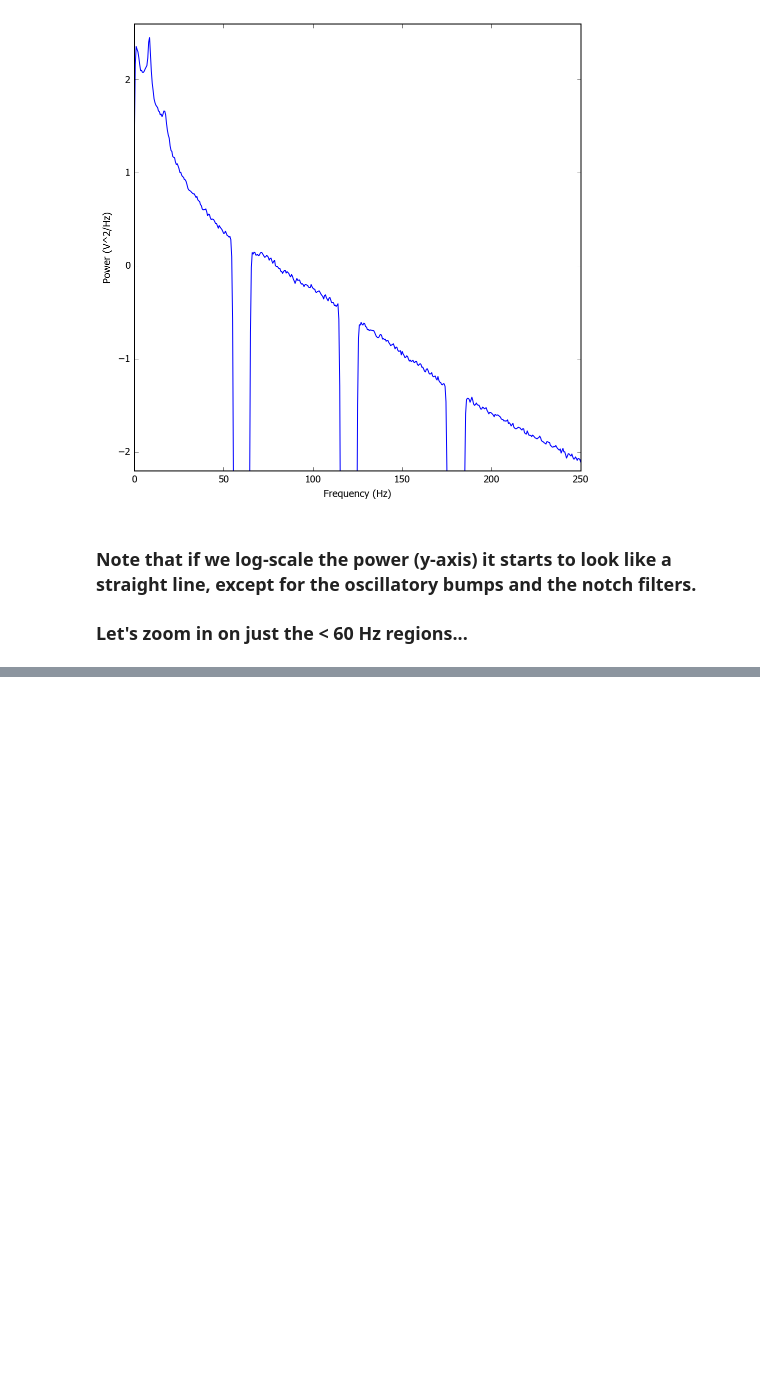
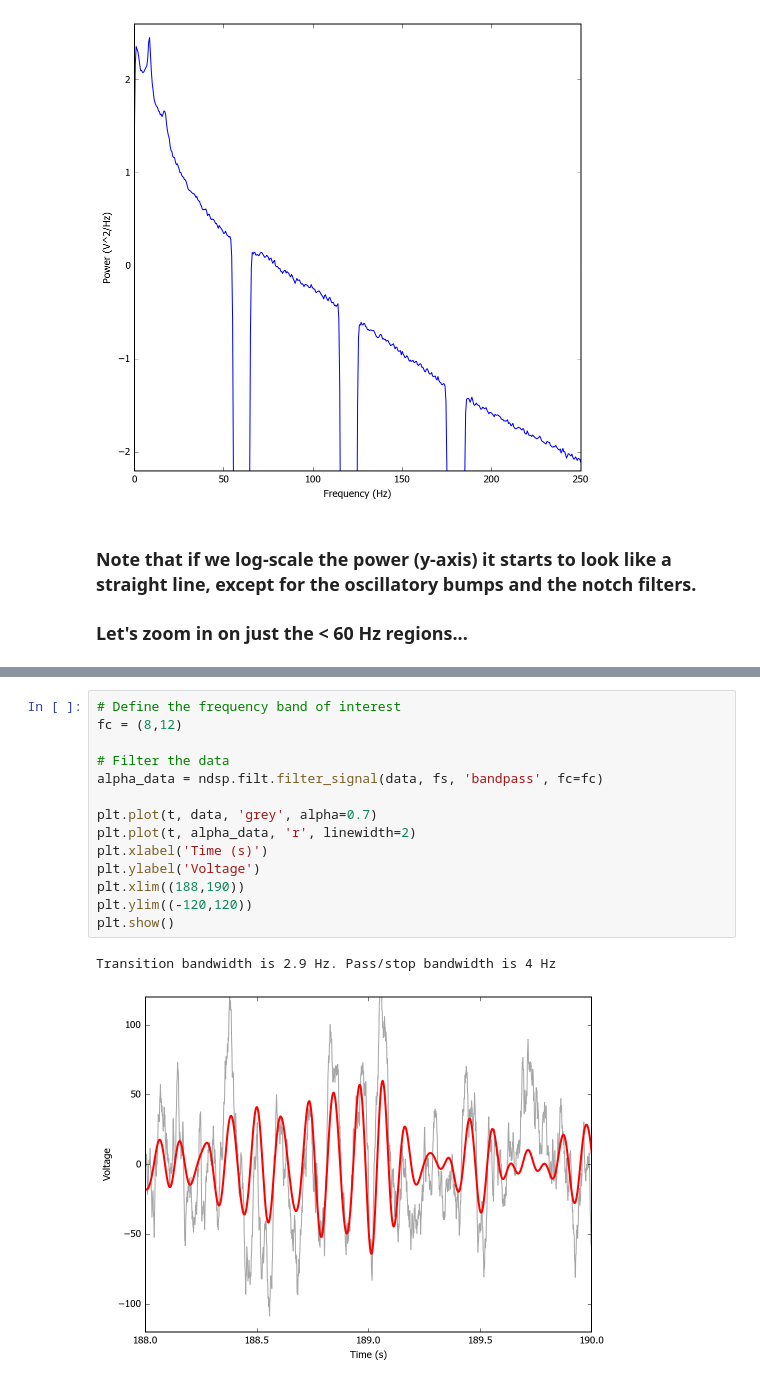
Before and after one commit to Aimee-Flores/COGS280, a Jupyter notebook: COGS 280 - Basic Spectral Analysis.ipynb, the cells around one changed output, grey strips where cells are left out. Cells and saved outputs as stored; diff of their text form; blank space fills up the shorter version.

Commit message:
Updated simulation and filtering/ERP/ERSP notebooks

```diff
--- a/COGS 280 - Basic Spectral Analysis.ipynb
+++ b/COGS 280 - Basic Spectral Analysis.ipynb
@@ -188,0 +205,17 @@ plt.show()
+# %%
+# Define the frequency band of interest
+fc = (8,12)
+
+# Filter the data
+alpha_data = ndsp.filt.filter_signal(data, fs, 'bandpass', fc=fc)
+
+plt.plot(t, data, 'grey', alpha=0.7)
+plt.plot(t, alpha_data, 'r', linewidth=2)
+plt.xlabel('Time (s)')
+plt.ylabel('Voltage')
+plt.xlim((188,190))
+plt.ylim((-120,120))
+plt.show()
+# %% [output]
+Transition bandwidth is 2.9 Hz. Pass/stop bandwidth is 4 Hz
+[figure, added]
```
Also changed, not shown: parts of 12 cells of this notebook, 1 other file.
